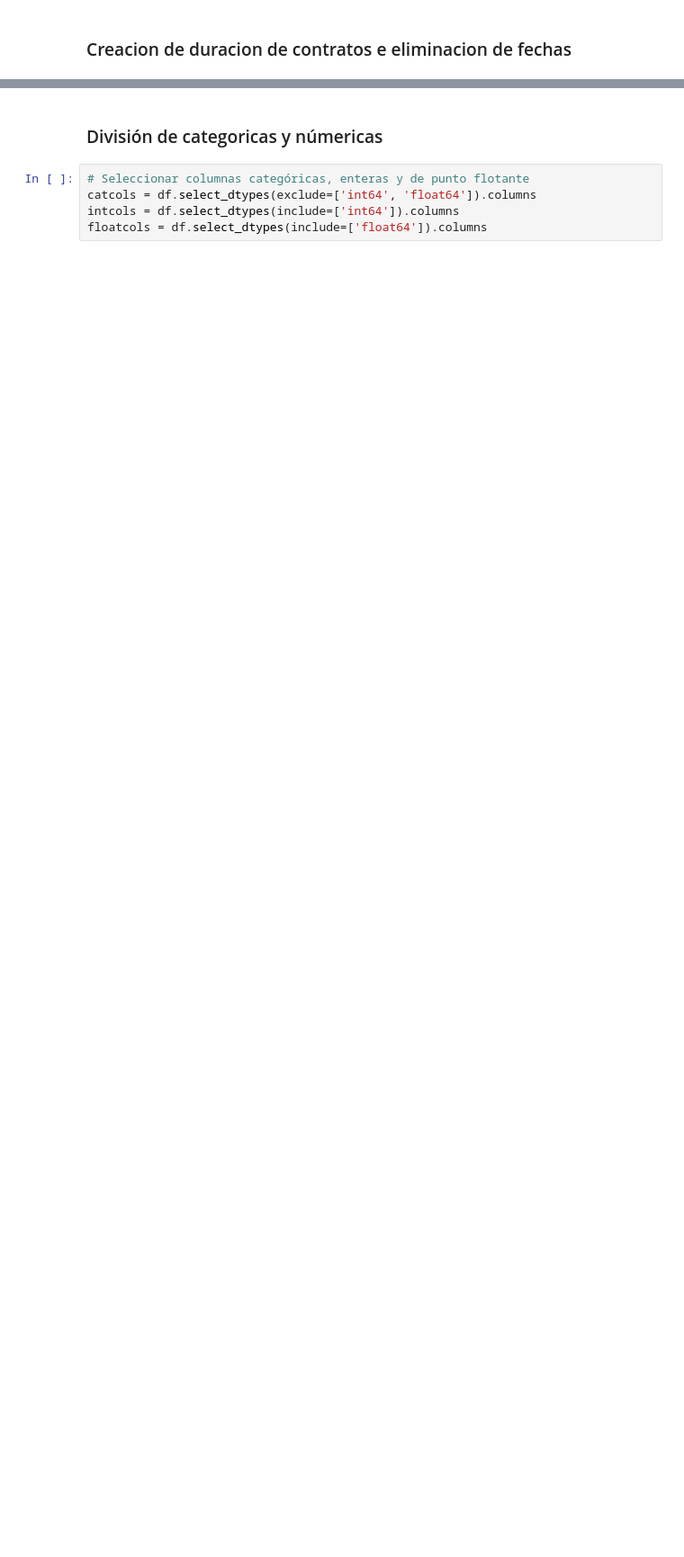
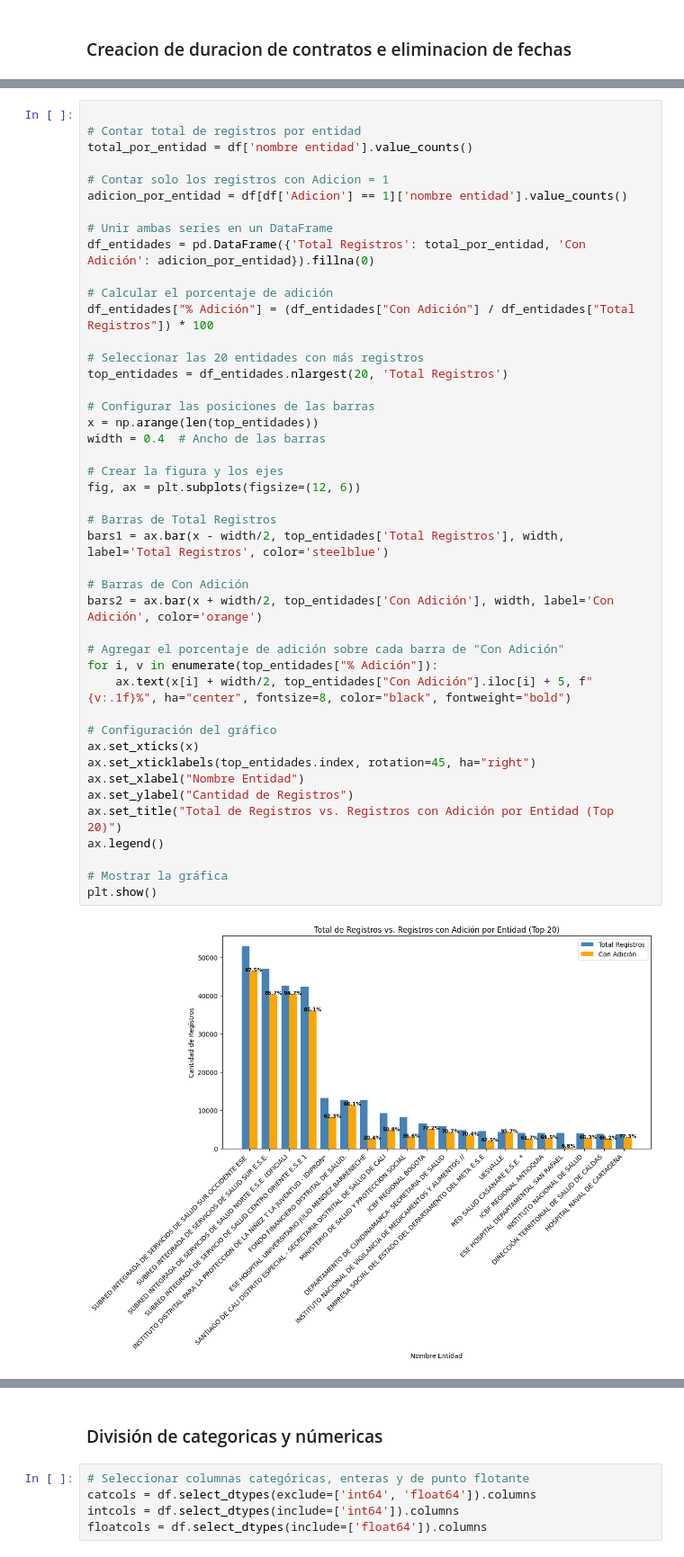
Before and after one commit to Marcocruz88/Repositoriotesis, a Jupyter notebook: limpieza datos.ipynb, the cells around one changed output, grey strips where cells are left out. Shown at 90% size. Cells and saved outputs as stored; diff of their text form; blank space fills up the shorter version.

```diff
--- a/limpieza datos.ipynb
+++ b/limpieza datos.ipynb
@@ -279,0 +406,46 @@ Name: count, dtype: int64
+# %%
+
+# Contar total de registros por entidad
+total_por_entidad = df['nombre entidad'].value_counts()
+
+# Contar solo los registros con Adicion = 1
+adicion_por_entidad = df[df['Adicion'] == 1]['nombre entidad'].value_counts()
+
+# Unir ambas series en un DataFrame
+df_entidades = pd.DataFrame({'Total Registros': total_por_entidad, 'Con Adición': adicion_por_entidad}).fillna(0)
+
+# Calcular el porcentaje de adición
+df_entidades["% Adición"] = (df_entidades["Con Adición"] / df_entidades["Total Registros"]) * 100
+
+# Seleccionar las 20 entidades con más registros
+top_entidades = df_entidades.nlargest(20, 'Total Registros')
+
+# Configurar las posiciones de las barras
+x = np.arange(len(top_entidades))
+width = 0.4  # Ancho de las barras
+
+# Crear la figura y los ejes
+fig, ax = plt.subplots(figsize=(12, 6))
+
+# Barras de Total Registros
+bars1 = ax.bar(x - width/2, top_entidades['Total Registros'], width, label='Total Registros', color='steelblue')
+
+# Barras de Con Adición
+bars2 = ax.bar(x + width/2, top_entidades['Con Adición'], width, label='Con Adición', color='orange')
+
+# Agregar el porcentaje de adición sobre cada barra de "Con Adición"
+for i, v in enumerate(top_entidades["% Adición"]):
+    ax.text(x[i] + width/2, top_entidades["Con Adición"].iloc[i] + 5, f"{v:.1f}%", ha="center", fontsize=8, color="black", fontweight="bold")
+
+# Configuración del gráfico
+ax.set_xticks(x)
+ax.set_xticklabels(top_entidades.index, rotation=45, ha="right")
+ax.set_xlabel("Nombre Entidad")
+ax.set_ylabel("Cantidad de Registros")
+ax.set_title("Total de Registros vs. Registros con Adición por Entidad (Top 20)")
+ax.legend()
+
+# Mostrar la gráfica
+plt.show()
+# %% [output]
+[figure, added]
```
Also changed, not shown: parts of 57 cells of this notebook.
